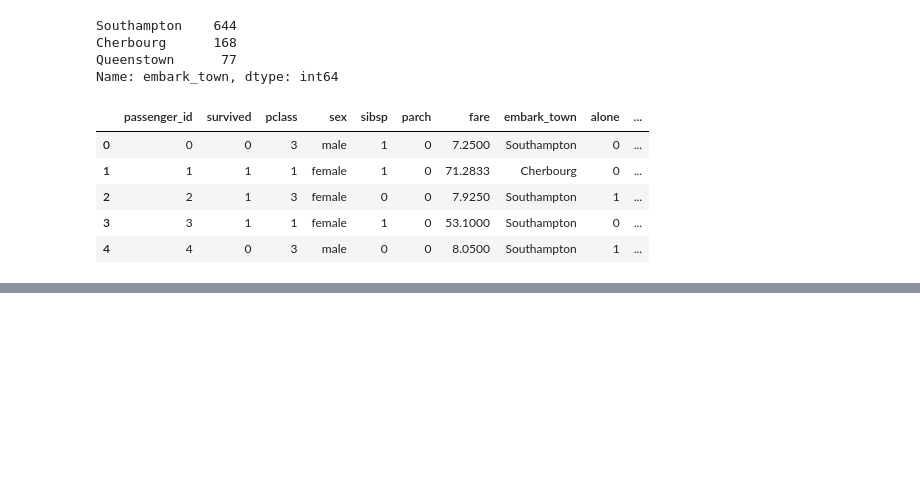
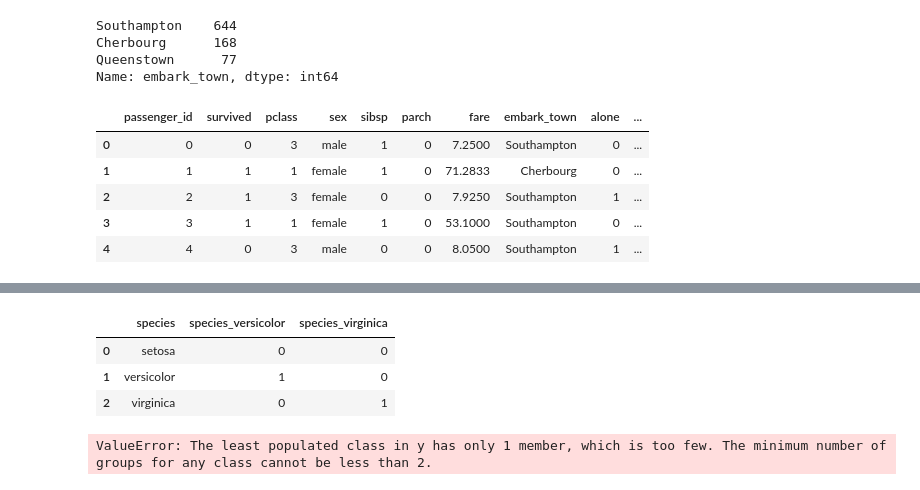
Before and after one commit to ljackson707/classification-exercises, a Jupyter notebook: classification_exercises2.ipynb, the cells around one changed output, grey strips where cells are left out. Saved outputs shown, nothing was run; the diff lists cells and outputs as text; code cells hidden in the pictures; blank space fills up the shorter version.

```diff
--- a/classification_exercises2.ipynb
+++ b/classification_exercises2.ipynb
@@ -245,0 +256,5 @@ def prep_titanic_data():
+# %%
+# Exerceises
+# Use the function defined in acquire.py to load the iris data.
+df = get_iris_data()
+df.info()
@@ -245,0 +277,15 @@ def prep_titanic_data():
+# %%
+def clean_iris():
+    dropcols = ['species_id']
+    df.drop(columns = dropcols, inplace = True)
+    df.rename(columns = {'species_name':'species'}, inplace = True)
+    dummies = pd.get_dummies(df[['species']], drop_first = True)
+    return pd.concat([df, dummies], axis = 1)
+# %%
+df = clean_iris()
+df
+# %% [output]
+|  | species | species_versicolor | species_virginica |
+| 0 | setosa | 0 | 0 |
+| 1 | versicolor | 1 | 0 |
+| 2 | virginica | 0 | 1 |
@@ -245,0 +313,4 @@ def prep_titanic_data():
+# %%
+prep_iris_data()
+# %% [output]
+ValueError: The least populated class in y has only 1 member, which is too few. The minimum number of groups for any class cannot be less than 2.
```
Also changed, not shown: parts of 10 cells of this notebook.
